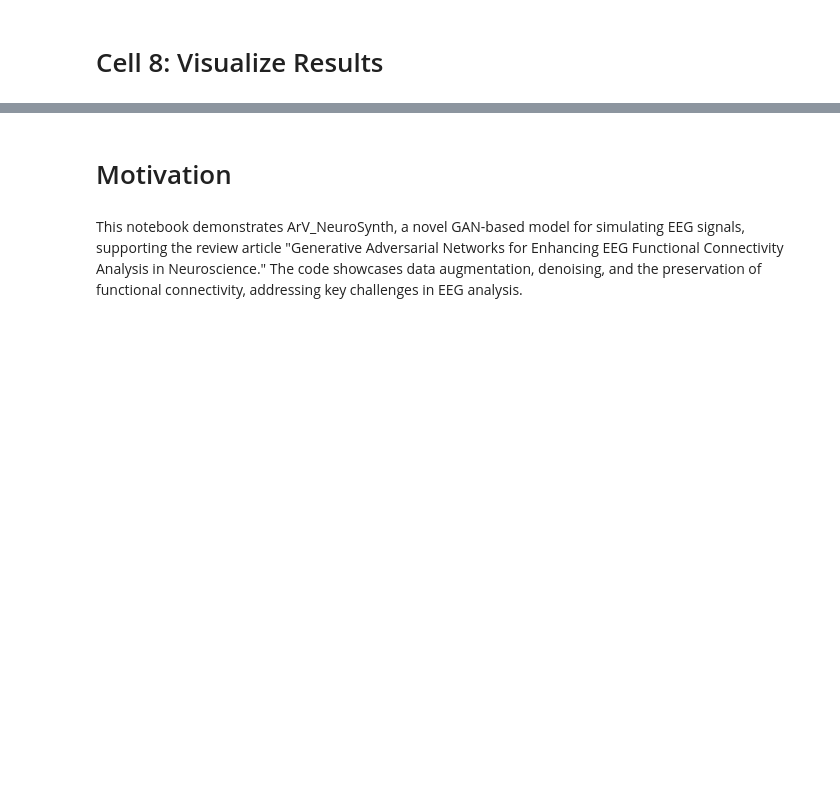
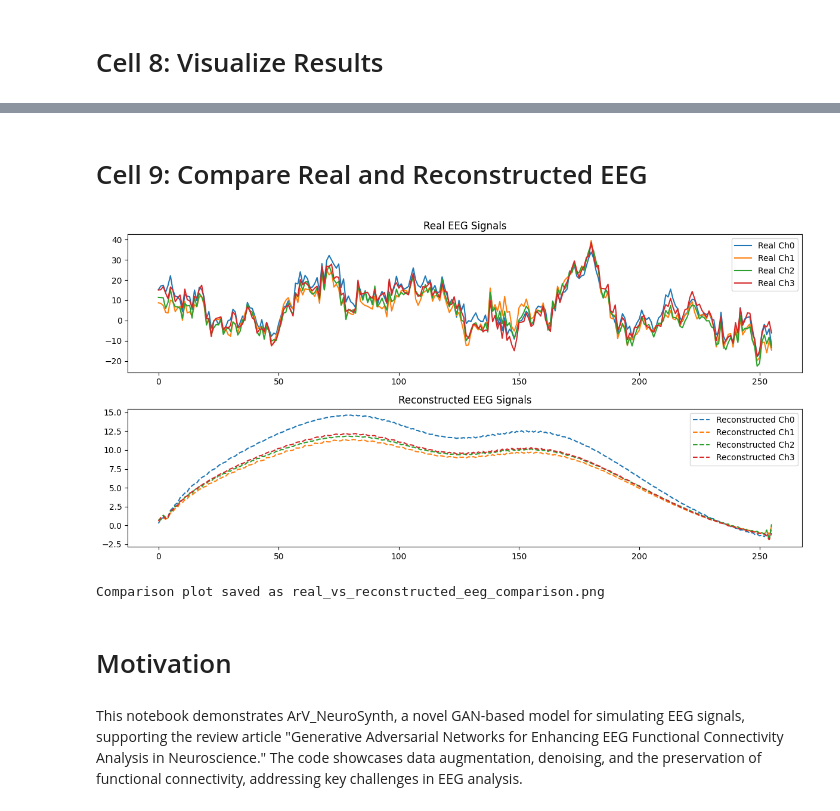
Before and after one commit to ArshiaVahedi/ArV_NeuroSynth, a Jupyter notebook: Enhanced_ArV_NeuroSynth_Notebook.ipynb, the cells around one changed output, grey strips where cells are left out. Cells and saved outputs as stored; diff of their text form; code cells hidden in the pictures; blank space fills up the shorter version.

```diff
--- a/Enhanced_ArV_NeuroSynth_Notebook.ipynb
+++ b/Enhanced_ArV_NeuroSynth_Notebook.ipynb
@@ -111,0 +148,24 @@ with torch.no_grad():
+# %%
+# Ensure Cell 5 is executed before running this cell to define save_training_results
+def save_training_results(model, x_recon=None, plot=False, prefix="arv_neurosynth"):
+    torch.save(model.state_dict(), f"{prefix}_trained.pth")
+    print(f"Model saved as {prefix}_trained.pth")
+    if x_recon is not None:
+        np.save(f"{prefix}_reconstructed_eeg.npy", x_recon.cpu().numpy())
+        print(f"Reconstructed EEG saved as {prefix}_reconstructed_eeg.npy")
+    if plot and x_recon is not None:
+        plt.figure(figsize=(12, 4))
+        for ch in range(x_recon.shape[1]):
+            plt.plot(x_recon.cpu()[0, ch], label=f"Ch{ch}")
+        plt.legend()
+        plt.title("Reconstructed EEG")
+        plt.grid()
+        plt.tight_layout()
+        plt.savefig(f"{prefix}_reconstruction_plot.png")
+        plt.close()
+        print(f"Plot saved as {prefix}_reconstruction_plot.png")
+
+with torch.no_grad():
+    x_real = next(iter(dataloader))[0][:1].to(device)
+    x_recon, _, _, _ = model(x_real, mode='vae')
+    save_training_results(model, x_recon, plot=True)  # Ensure function is defined in Cell 5
@@ -133,3 +201,28 @@ plt.show()
+# %% [markdown]
+# Cell 9: Compare Real and Reconstructed EEG
+# %%
+# Visualize and save real vs reconstructed EEG signals
+plt.figure(figsize=(12, 6))
+for ch in range(x_real.shape[1]):
+    plt.subplot(2, 1, 1)
+    plt.plot(x_real.cpu()[0, ch], label=f"Real Ch{ch}")
+    plt.title("Real EEG Signals")
+    plt.grid()
+    plt.legend()
+
+    plt.subplot(2, 1, 2)
+    plt.plot(x_recon.cpu()[0, ch], '--', label=f"Reconstructed Ch{ch}")
+    plt.title("Reconstructed EEG Signals")
+    plt.grid()
+    plt.legend()
+
+plt.tight_layout()
+plt.savefig("real_vs_reconstructed_eeg_comparison.png")
+plt.show()
+print("Comparison plot saved as real_vs_reconstructed_eeg_comparison.png")
+# %% [output]
+[figure, added]
+Comparison plot saved as real_vs_reconstructed_eeg_comparison.png
 # %% [markdown]
 # Motivation
 # %% [markdown]
```
Also changed, not shown: parts of 8 cells of this notebook, 5 other files.
